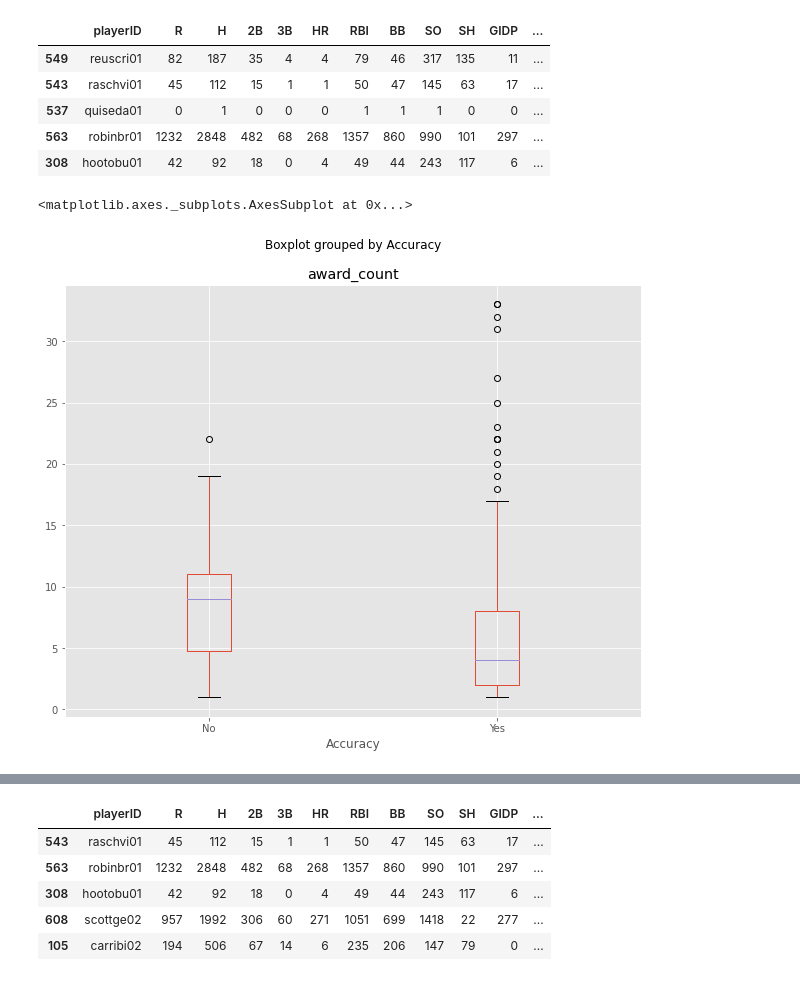
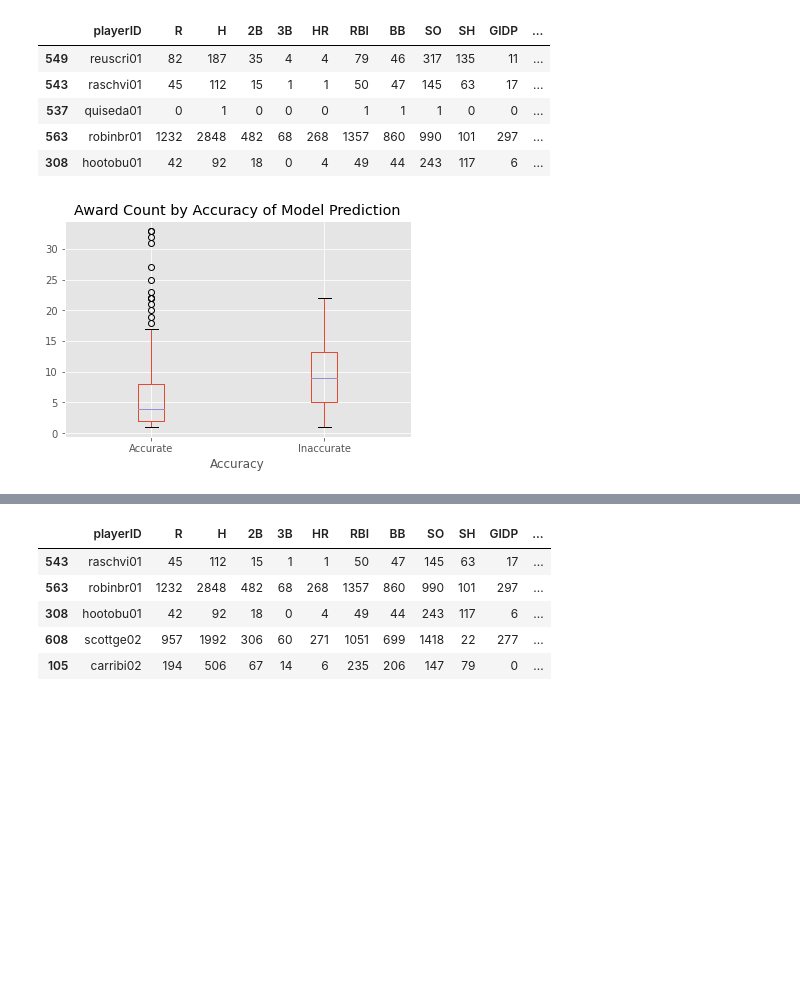
Before and after one commit to arivers444/Project_Finale, a Jupyter notebook: HOF_randomF-Angela.ipynb, the cells around one changed output, grey strips where cells are left out. Saved outputs shown, nothing was run; the diff lists cells and outputs as text; code cells hidden in the pictures; blank space fills up the shorter version.

Commit message:
Updated Boxplots

```diff
--- a/HOF_randomF-Angela.ipynb
+++ b/HOF_randomF-Angela.ipynb
@@ -394,7 +394,7 @@ df3
 187 rows × 19 columns
 # %%
 # Append dataframe with column comparing actual inducted to predicted accuracy.
-df3['Accuracy'] = np.where(df3['inducted'] == df3['predicted'], 'Yes', 'No')
+df3['Accuracy'] = np.where(df3['inducted'] == df3['predicted'], 'Accurate', 'Inaccurate')
 df3.head()
 # %% [output]
 |  | playerID | R | H | 2B | 3B | HR | RBI | BB | SO | SH | GIDP | ... |
@@ -405,10 +405,14 @@ df3.head()
 | 308 | hootobu01 | 42 | 92 | 18 | 0 | 4 | 49 | 44 | 243 | 117 | 6 | ... |
 # %%
 # Create boxplot comparing award count data of inaccurately predicted outcomes versus accurately predicted outcomes.
-fig, ax = plt.subplots(figsize=(10,8))
-df3.boxplot(column='award_count', by='Accuracy', ax=ax)
+
+df3.boxplot(column='award_count', by='Accuracy')
+title_boxplot = 'Award Count by Accuracy of Model Prediction'
+plt.title(title_boxplot)
+plt.suptitle('')
+plt.savefig("analysis/AwardCountBoxplot.png")
+plt.show()
 # %% [output]
-<matplotlib.axes._subplots.AxesSubplot at 0x...>
-[figure, old version]
+[figure, new version]
 # %%
 # Create boxplot comparing runs data of inaccurately predicted outcomes versus accurately predicted outcomes.
```
Also changed, not shown: parts of 7 cells of this notebook, 5 other files.
